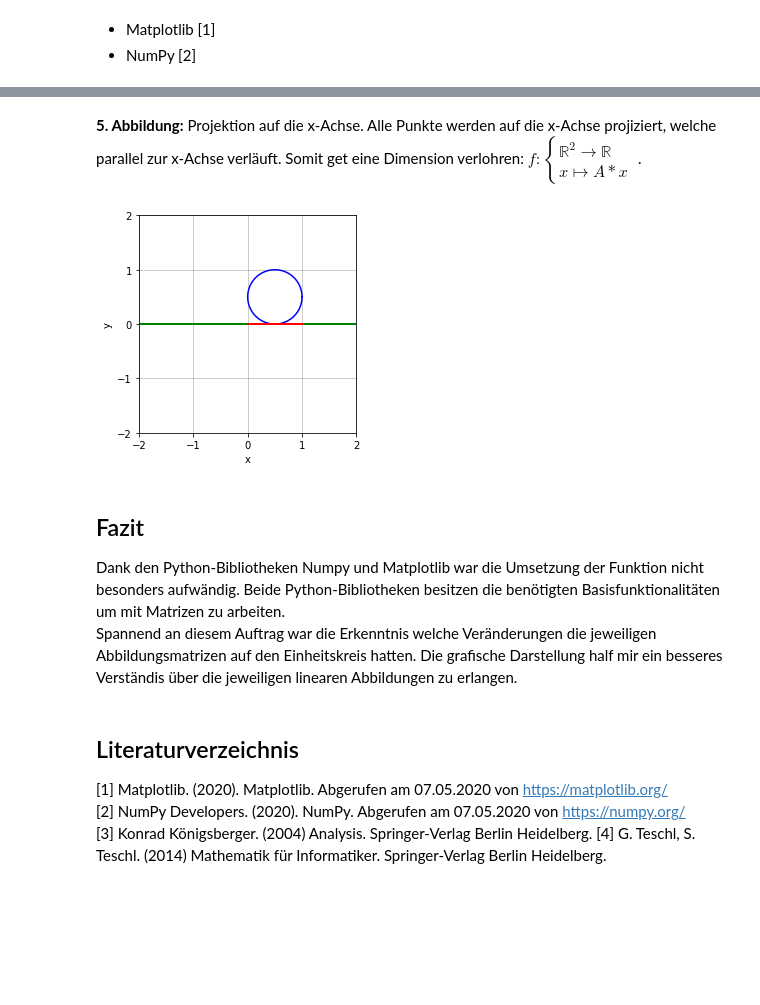
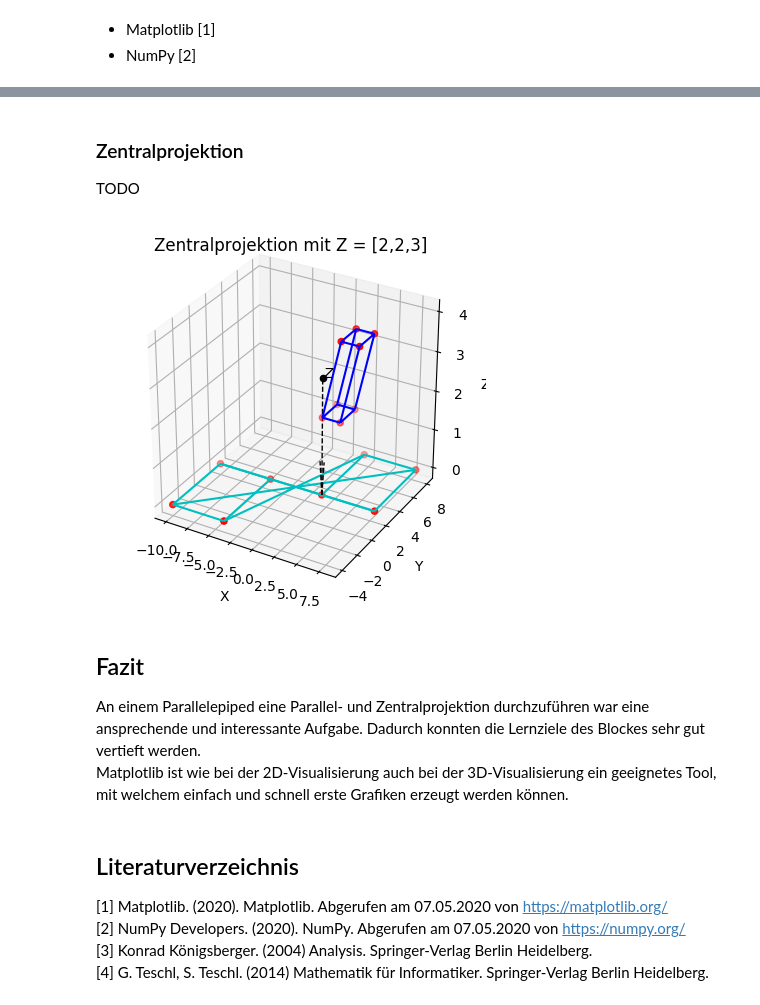
Before and after one commit to cheorges/Lineare-Algebra, a Jupyter notebook: semesterarbeit/Parallel- und Zentralprojektionen.ipynb, the cells around one changed output, grey strips where cells are left out. Drawn from its saved outputs; the diff is of its cells as text; code cells hidden in the pictures; blank space fills up the shorter version.

```diff
--- a/semesterarbeit/Parallel- und Zentralprojektionen.ipynb
+++ b/semesterarbeit/Parallel- und Zentralprojektionen.ipynb
@@ -29 +346,27 @@ Die folgende Funktion `lineareAbbildung` führt eine Abbildungsmatrix $A$ auf ei
+# %%
+def zentralprojektion(parallelepiped, Z):
+    """
+    Führt auf das Parallelepiped eine -zentralprojektion durch und erstellt eine Grafik.
+    @param: parallelepiped: Parallelepiped auf welches eine Zentralprojektion durchgeführt wird
+    @param: Z: Projektionszentrum durch den die Projektion geht
+    """
+
+    # Projektionszentrum Komponente z0 darf nicht 0 sein.
+    if Z[2] == 0:
+        raise ValueError("Mit diesem Richtungsvektor ist keine Projektion auf die xy-Ebene möglich!")
+
+    # Abbildungsmatrix.
+    A = np.matrix([
+        [1, 0, -Z[0]/Z[2], 0],
+        [0, 1, -Z[1]/Z[2], 0],
+        [0, 0, 0, 0],
+        [0, 0, -1/Z[2], 1]
+    ])
+
+    # Berechnung neuer Punkte inkl. Umrechnung in affine Koordinaten
+    affine_punkte = [np.dot(A, np.append(punkt, 1)).getA()[0] for punkt in parallelepiped.punkte]
+    punkte = [(punkt / punkt[3])[:3] for punkt in affine_punkte]
+    projektion = Parallelepiped.neu(np.asanyarray(punkte))
+
+    grafik_zeichnen(Zentralprojektion(parallelepiped, projektion, Z[:3]))
 # %% [markdown]
@@ -152,16 +381,14 @@ lineareAbbildung(np.array([[cos_a, sin_a], [sin_a, -cos_a]]))
-# %% [markdown]
-**5. Abbildung:** Projektion auf die x-Achse. Alle Punkte werden auf die x-Achse projiziert, welche parallel zur x-Achse verläuft. Somit get eine Dimension verlohren: $f: \begin{cases}
-  \mathbb{R}^2 \rightarrow \mathbb{R} \\
-  x \mapsto A*x
- \end{cases}$.
-# %%
-lineareAbbildung(np.array([[1, 0], [0,0]]))
-# %% [output]
-[figure, removed]
-# %% [markdown]
-## Fazit
-Dank den Python-Bibliotheken Numpy und Matplotlib war die Umsetzung der Funktion nicht besonders aufwändig. Beide Python-Bibliotheken besitzen die benötigten Basisfunktionalitäten um mit Matrizen zu arbeiten.
-Spannend an diesem Auftrag war die Erkenntnis welche Veränderungen die jeweiligen Abbildungsmatrizen auf den Einheitskreis hatten. Die grafische Darstellung half mir ein besseres Verständis über die jeweiligen linearen Abbildungen zu erlangen.
+# %% [markdown]
+### Zentralprojektion
+TODO
+# %%
+zentralprojektion(Parallelepiped(), np.array([2,2,3]))
+# %% [output]
+[figure, added]
+# %% [markdown]
+## Fazit
+An einem Parallelepiped eine Parallel- und Zentralprojektion durchzuführen war eine ansprechende und interessante Aufgabe. Dadurch konnten die Lernziele des Blockes sehr gut vertieft werden.
+Matplotlib ist wie bei der 2D-Visualisierung auch bei der 3D-Visualisierung ein geeignetes Tool, mit welchem einfach und schnell erste Grafiken erzeugt werden können.
 # %% [markdown]
 ## Literaturverzeichnis
 [1] Matplotlib. (2020). Matplotlib. Abgerufen am 07.05.2020 von https://matplotlib.org/
```
Also changed, not shown: parts of 30 cells of this notebook.
